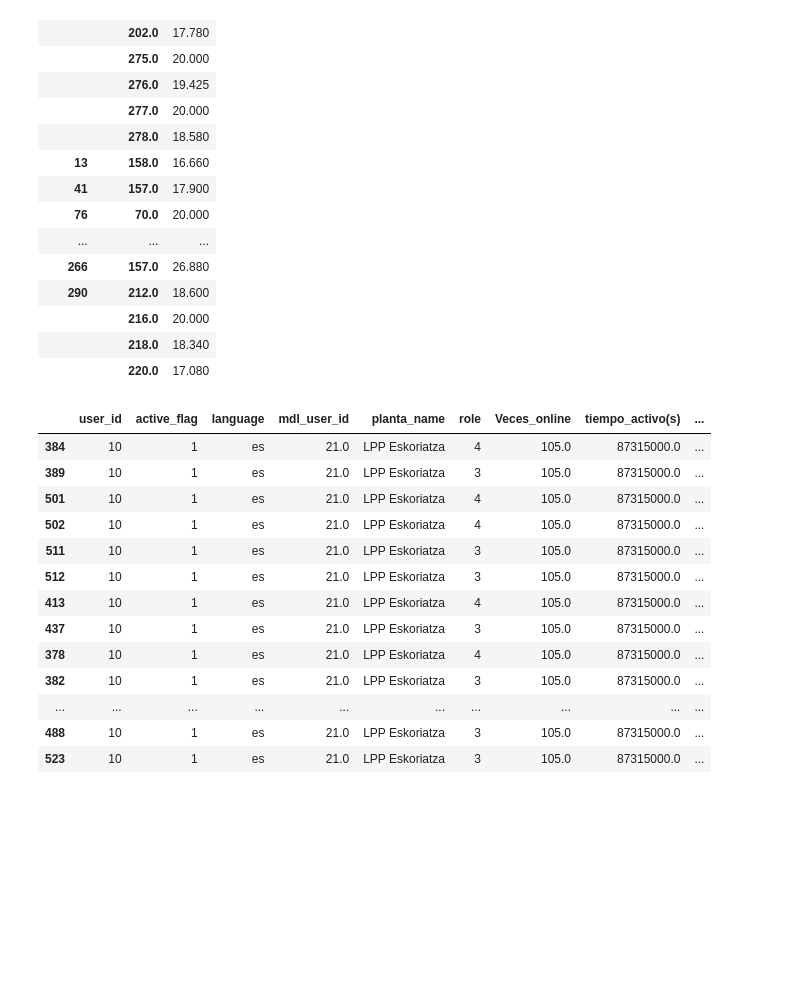
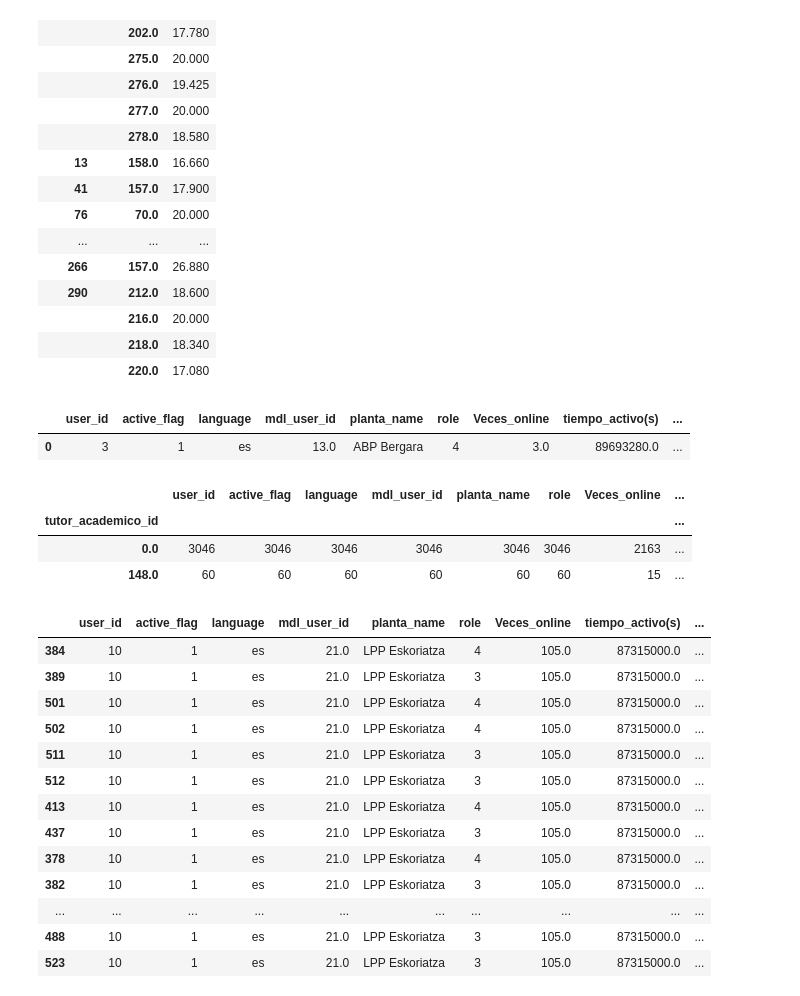
Before and after one commit to asier-aranoa/R6_ROJO, a Jupyter notebook: powerBI.ipynb, the cells around one changed output. Cells and saved outputs as stored; diff of their text form; code cells hidden in the pictures; blank space fills up the shorter version.

```diff
--- a/powerBI.ipynb
+++ b/powerBI.ipynb
@@ -2635,6 +2635,18 @@ a[a['suma']>10]
 |  | 216.0 | 20.000 |
 |  | 218.0 | 18.340 |
 |  | 220.0 | 17.080 |
+# %%
+df_programas.head(1)
+# %% [output]
+|  | user_id | active_flag | language | mdl_user_id | planta_name | role | Veces_online | tiempo_activo(s) | ... |
+| 0 | 3 | 1 | es | 13.0 | ABP Bergara | 4 | 3.0 | 89693280.0 | ... |
+# %%
+df_programas.groupby(by='tutor_academico_id').count()
+# %% [output]
+|  | user_id | active_flag | language | mdl_user_id | planta_name | role | Veces_online | ... |
+| tutor_academico_id |  |  |  |  |  |  |  | ... |
+| 0.0 | 3046 | 3046 | 3046 | 3046 | 3046 | 3046 | 2163 | ... |
+| 148.0 | 60 | 60 | 60 | 60 | 60 | 60 | 15 | ... |
 # %%
 df_notas_cursos[df_notas_cursos['user_id']==10].sort_values(by='course_name')
 # %% [output]
```
Also changed, not shown: parts of 1 cell of this notebook, 2 other files.
